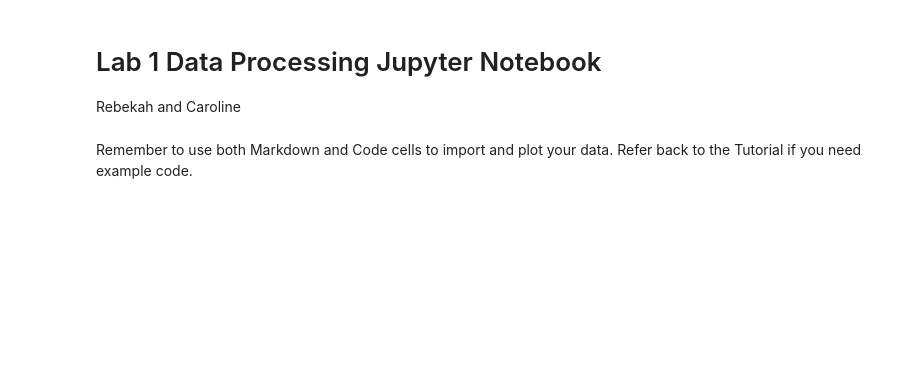
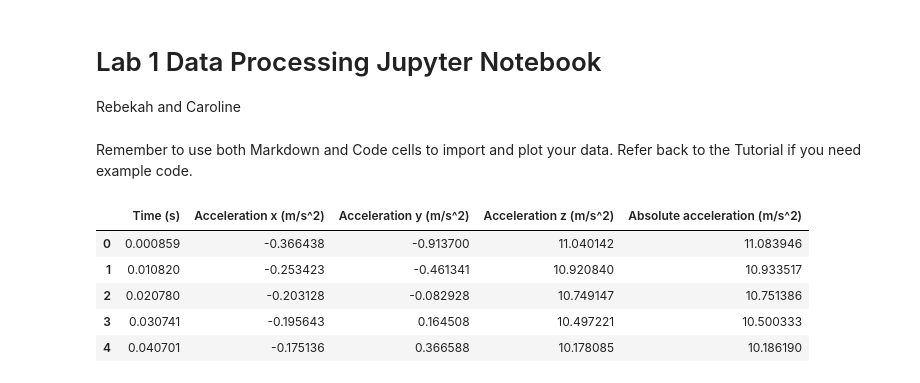
Before and after one commit to rkonecky/geng360-konecky, a Jupyter notebook: Lab 1 - Accelerometers/Lab 1 Data Processing.ipynb, the cells around one changed output. Cells and saved outputs as stored; diff of their text form; code cells hidden in the pictures; blank space fills up the shorter version.

```diff
--- a/Lab 1 - Accelerometers/Lab 1 Data Processing.ipynb
+++ b/Lab 1 - Accelerometers/Lab 1 Data Processing.ipynb
@@ -31,5 +31,12 @@ sns.set_context("notebook")
 Remember to use both Markdown and Code cells to import and plot your data. Refer back to the Tutorial if you need example code.
 # %%
 # import the dataset, view the first few rows
-droptower1 = pd.read_csv("Lab 1 - Accelerometers\knotts\Drop tower 1\Raw Data.csv") # Make sure to update this file name to match your data!
+droptower1 = pd.read_csv("C:\\Users\\bexte\\Geng 360 shtuff\\geng360-konecky\\Lab 1 - Accelerometers\\knotts\\Drop tower 1\\Raw Data.csv") # Make sure to update this file name to match your data!
 droptower1.head() #This will display the first few rows of the DataFrame
+# %% [output]
+|  | Time (s) | Acceleration x (m/s^2) | Acceleration y (m/s^2) | Acceleration z (m/s^2) | Absolute acceleration (m/s^2) |
+| 0 | 0.000859 | -0.366438 | -0.913700 | 11.040142 | 11.083946 |
+| 1 | 0.010820 | -0.253423 | -0.461341 | 10.920840 | 10.933517 |
+| 2 | 0.020780 | -0.203128 | -0.082928 | 10.749147 | 10.751386 |
+| 3 | 0.030741 | -0.195643 | 0.164508 | 10.497221 | 10.500333 |
+| 4 | 0.040701 | -0.175136 | 0.366588 | 10.178085 | 10.186190 |
```
Also changed, not shown: parts of 5 cells of this notebook.
